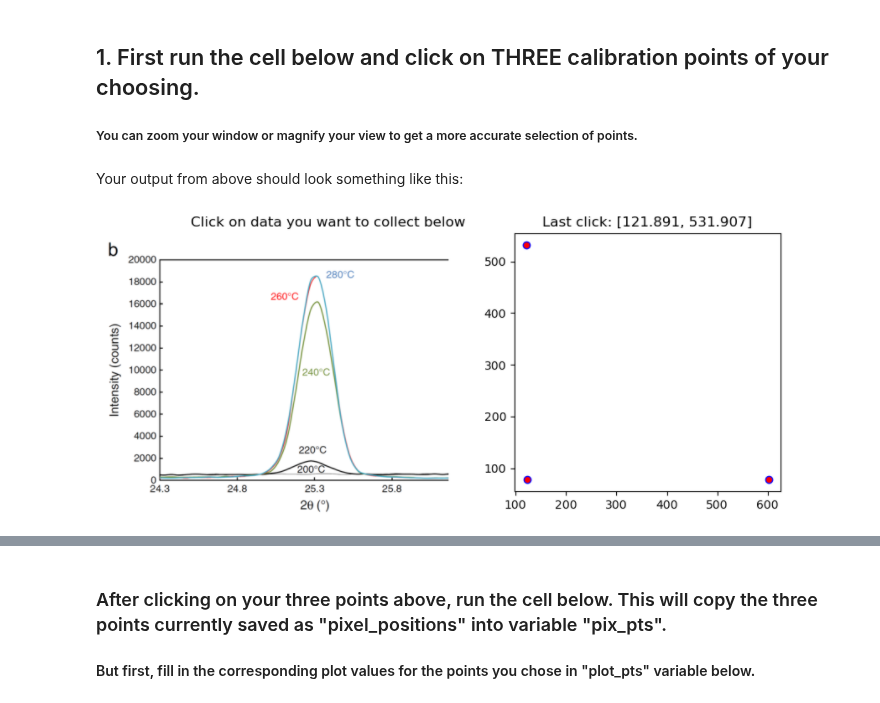
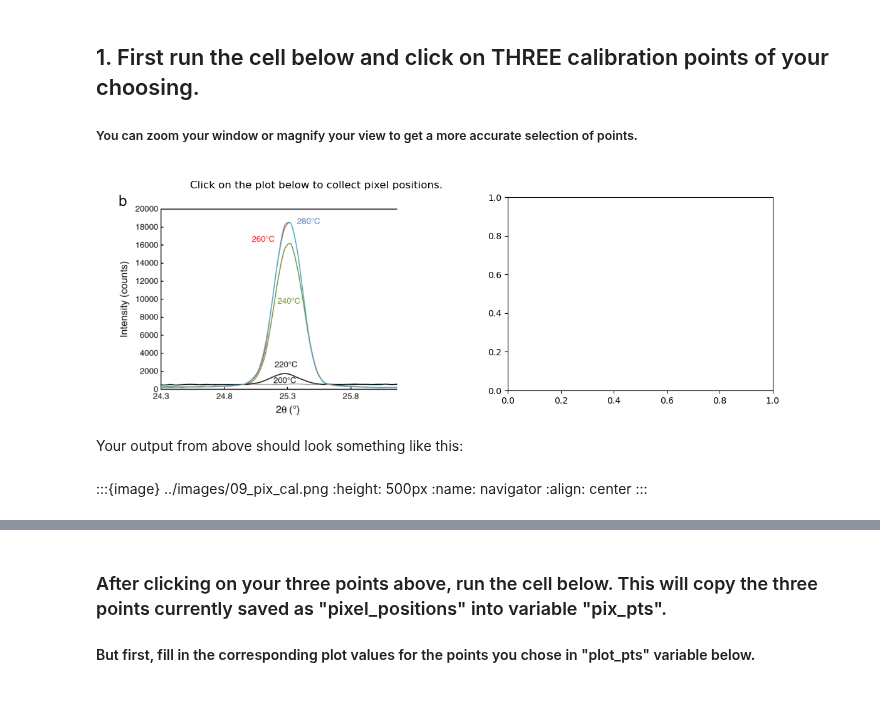
Before and after one commit to sgcorcoran/Python-for-MSE, a Jupyter notebook: lessons_3114/09_applications.ipynb, the cells around one changed output, grey strips where cells are left out. Saved outputs shown, nothing was run; the diff lists cells and outputs as text; code cells hidden in the pictures.

Commit message:
updating images and image links in chap 09

```diff
--- a/lessons_3114/09_applications.ipynb
+++ b/lessons_3114/09_applications.ipynb
@@ -34,19 +55,22 @@ import numpy as np
 import matplotlib.image as mpimg
 import sympy as sym
 import os
-%matplotlib notebook
 
 # pixel data stored in variable "pixel_positions"
 def selectdata(path_to_image_file, filename):
     '''
-    path_to_image_file example: r"C:\Users\Sean\images"
-    filename example: "xrd data.png"
+        path_to_image_file example: r"C:/Users/Sean/images"
+        filename example: "xrd data.png"
+        pixel data stored in global variable "pixel_positions"
     '''
-    %matplotlib notebook
+    plt.close('all')
+    %matplotlib widget
 
     image_file=os.path.join(path_to_image_file, filename)
+
     #now we have 1 row and 2 columns i.e. 2 figures in a row
-    fig, (ax1, ax2) = plt.subplots(nrows=1, ncols=2,figsize=(9, 4))
+    fig, (ax1, ax2) = plt.subplots(nrows=1, ncols=2,figsize=(12, 4),gridspec_kw={'width_ratios': [1,1]})
+
     # gridspec_kw={'width_ratios': [2, 2]} can be used above if needed
 
     # turn off the x, y axis on the image - the axis doesn't make sense for an image
@@ -54,7 +78,7 @@ def selectdata(path_to_image_file, filename):
 
     img = mpimg.imread(image_file) #matplotlib
     # .add_axes([left, bottom, width, height])
-    image_axis = fig.add_axes([0, 0, 0.47, 0.9], zorder=10, anchor=(0.5,0.5)) #zorder places figure on top of anything else in axes
+    image_axis = fig.add_axes([0.015, 0, 0.40, 0.9], zorder=10, anchor=(0.5,0.5)) #zorder places figure on top of anything else in axes
     image_axis.imshow(img)
     image_axis.axis('off')
 
@@ -62,7 +86,7 @@ def selectdata(path_to_image_file, filename):
     ydim=img.shape[0]
 
     # setting title and labels for ax1 (figure on the left)
-    ax1.set_title('Click on data you want to collect below')
+    ax1.set_title('Click on the plot below to collect pixel positions.', pad=10, loc='left')
     ax1.set_xlabel('x-pixel position')
     ax1.set_ylabel('y-pixel position')
 
@@ -73,12 +97,22 @@ def selectdata(path_to_image_file, filename):
             pixel_positions.append([event.xdata,ydim-event.ydata])
             ax2.set_title(f'Last click: [{event.xdata:.3f}, {ydim-event.ydata:.3f}]')
             ax2.scatter(event.xdata, ydim-event.ydata, marker='o', c='r', edgecolor='k') #adding scatter plot
+        elif event.button==3:
+            tt=[[round(number[0],3),round(number[1],3)] for number in pixel_positions]
+            fig.text(0.2,0.5,f'pixel positions = {tt}', fontsize=8, zorder=20,ha='left',wrap=True, backgroundcolor='white')
+            fig.canvas.mpl_disconnect(cid)
+        else: pass
 
     cid=fig.canvas.mpl_connect('button_press_event', onclick)
-    fig.show()
+    plt.show()
 
-# enter list of three pixel points and list of three corresponding plot points
 def cal(pixpts, plotpts, datatoconvert):
+    '''
+        Needs numpy as np
+        pixpts = list of three pixel points (typically along axes)
+        plotpts = list of three points corresponding to pixpts but in plot units
+        datatoconvert = list of pixel points to convert to plot coordinates
+    '''
 
     xpx1, ypx1 = pixpts[0]
     x1, y1 = plotpts[0]
@@ -108,11 +142,18 @@ def cal(pixpts, plotpts, datatoconvert):
 ## 1. First run the cell below and click on THREE calibration points of your choosing.
 ##### You can zoom your window or magnify your view to get a more accurate selection of points.
 # %%
-path=r"C:\Users\Sean\OneDrive - Virginia Tech\Documents\Teaching\2114 & 3114 Math I & II\git_2114_3114\images"
-filename='xrd data.png'
+path="..\images"
+filename='09_xrd.png'
 fullpath=os.path.join(path, filename)
 
-selectdata(fullpath)
+tt=selectdata(path, filename)
+# %% [output]
+[figure, added]
 # %% [markdown]
 Your output from above should look something like this:
-![image.png](attachment:image.png)
+# %% [markdown]
+:::{image} ../images/09_pix_cal.png
+:height: 500px
+:name: navigator
+:align: center
+:::
```
Also changed, not shown: parts of 15 cells of this notebook, 9 other files.
